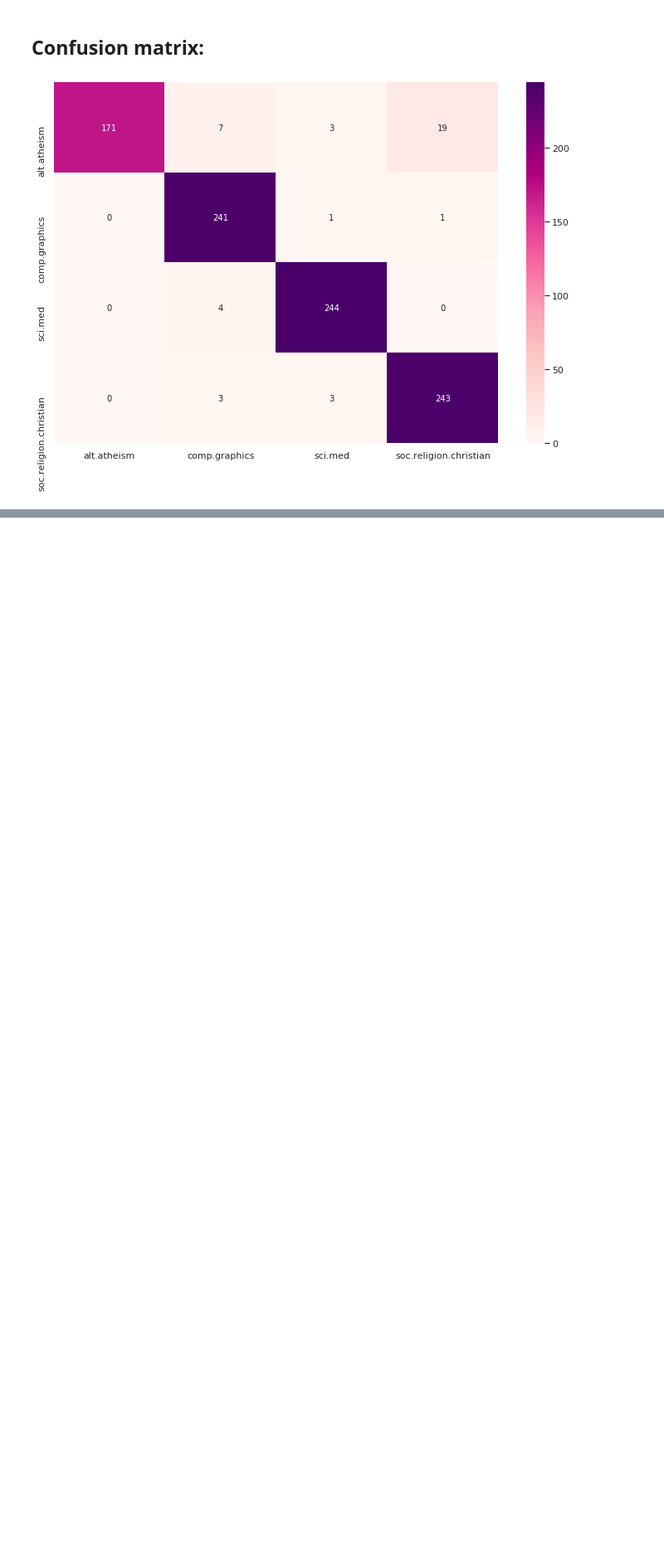
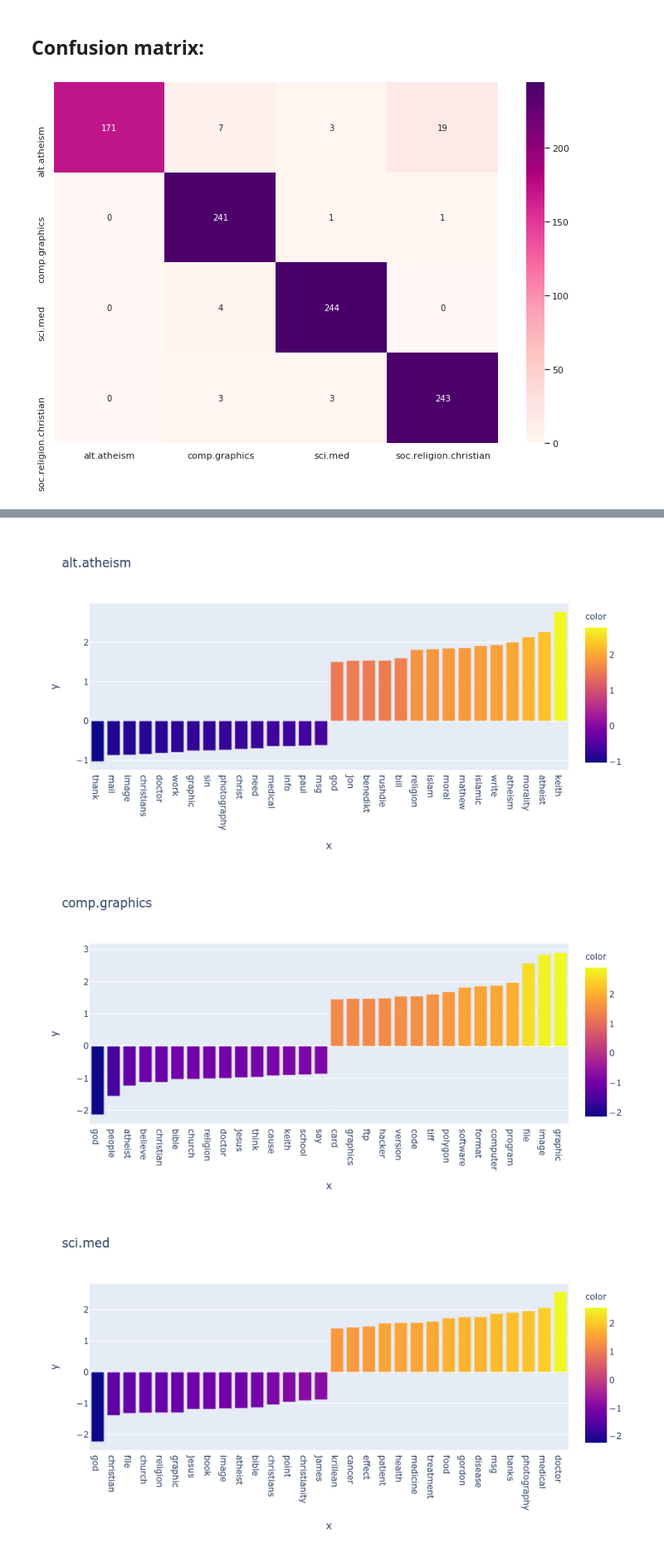
Before and after one commit to Reslan-Tinawi/20-newsgroups-Text-Classification, a Jupyter notebook: Text Classification.ipynb, the cells around one changed output, grey strips where cells are left out. Shown at 83% size. Drawn from its saved outputs; the diff is of its cells as text; code cells hidden in the pictures; blank space fills up the shorter version.

Commit message:
Plot features importance using `Plotly` instead of `seaborn`

```diff
--- a/Text Classification.ipynb
+++ b/Text Classification.ipynb
@@ -296,11 +296,3 @@ plt.show()
 logistic_regression = pipeline.named_steps['clf']
 # %%
 feature_names = pipeline.named_steps['vect'].get_feature_names()
-# %%
-for i, class_label in enumerate(logistic_regression.classes_):
-    top10_class_coefs_indices = np.argsort(logistic_regression.coef_[i])[-15:]
-    top10_class_coefs = [logistic_regression.coef_[i][feature_idx] for feature_idx in top10_class_coefs_indices]
-    top10_class_features = [feature_names[feature_idx] for feature_idx in top10_class_coefs_indices]
-    fig = plt.figure(figsize=(8, 8))
-    sns.barplot(x=top10_class_coefs, y=top10_class_features, orient='h', palette='Blues')
-    plt.show()
@@ -311,0 +299,36 @@ for i, class_label in enumerate(logistic_regression.classes_):
+# %%
+def plot_features_importance(clf, feature_names, n_feature=15):
+    '''
+    this function takes the classifier object (assuming it has `coef_` attribute)
+    the list of features, which we can get using the vectorizer,
+    and the number of features we want to show
+    it plots for each class label, the most positive and negative features, with their weight
+    '''
+
+    for i, class_label in enumerate(clf.classes_):
+
+        # get indices of top positive/negative coefficient
+        negative_coefs_indices = np.argsort(clf.coef_[i])[:n_feature]
+        positive_coefs_indices = np.argsort(clf.coef_[i])[-n_feature:]
+
+        # get the coefficient values
+        negative_coefs = [clf.coef_[i][coef_idx] for coef_idx in negative_coefs_indices]
+        positive_coefs = [clf.coef_[i][coef_idx] for coef_idx in positive_coefs_indices]
+
+        # get the corresponding features names of the top coefficient
+        negative_features = [feature_names[coef_idx] for coef_idx in negative_coefs_indices]
+        positive_features = [feature_names[coef_idx] for coef_idx in positive_coefs_indices]
+
+        # stack arrays into one array
+        coefs = np.hstack([negative_coefs, positive_coefs])
+        features = np.hstack([negative_features, positive_features])
+
+        # plot feature names agains their weight, using bar plot
+        fig = px.bar(x=features, y=coefs, color=coefs, title=class_label)
+        fig.show()
+# %%
+plot_features_importance(clf=clf, feature_names=feature_names)
+# %% [output]
+[figure, added]
+[figure, added]
+[figure, added]
```
Also changed, not shown: parts of 7 cells of this notebook.
